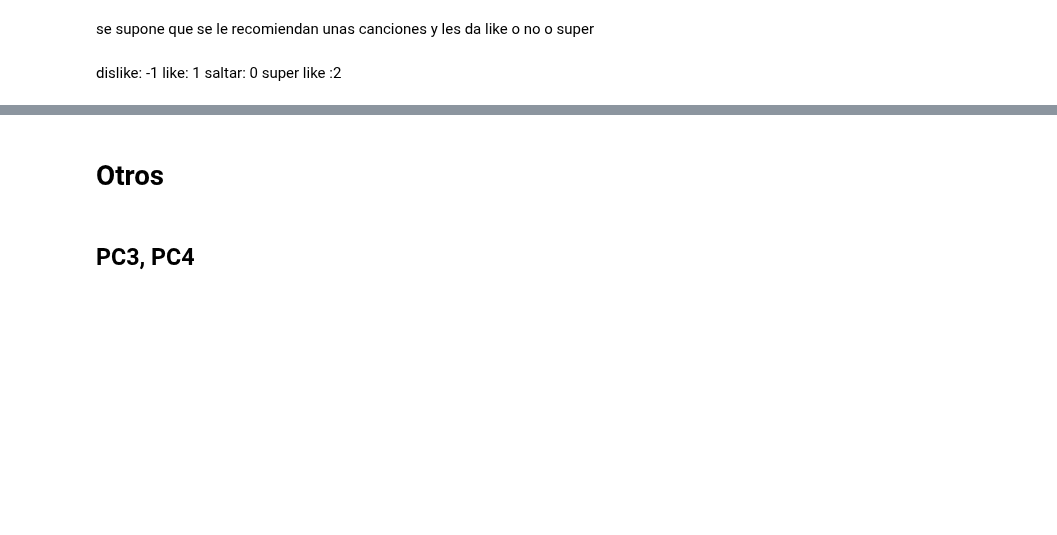
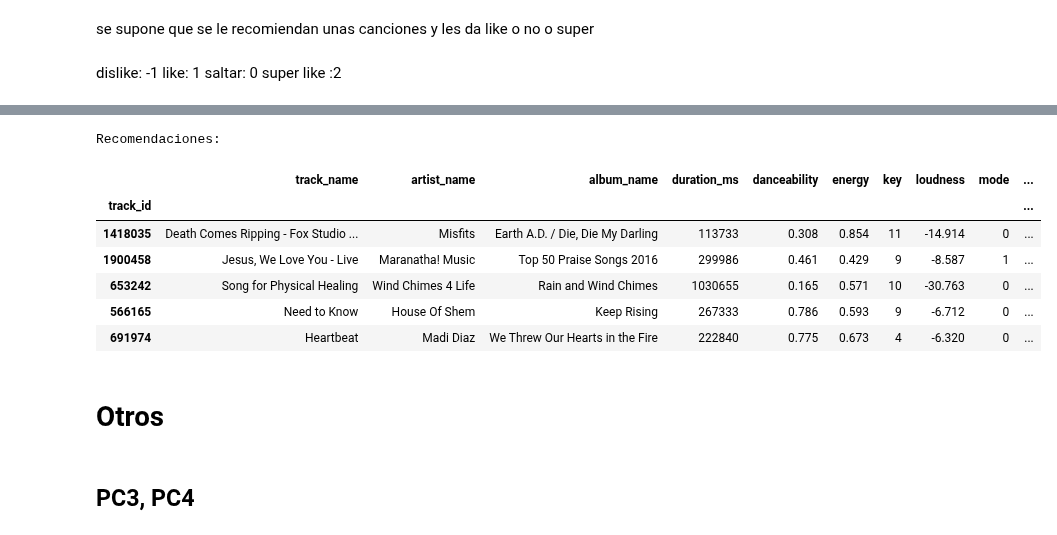
Before and after one commit to enekobarod/Suggestify, a Jupyter notebook: Suggestify/Suggestify.ipynb, the cells around one changed output, grey strips where cells are left out. Cells and saved outputs as stored; diff of their text form; code cells hidden in the pictures; blank space fills up the shorter version.

Commit message:
recomendaciones content based???

```diff
--- a/Suggestify/Suggestify.ipynb
+++ b/Suggestify/Suggestify.ipynb
@@ -284,3 +383,57 @@ ratings
+# %%
+def content_based_recommendation(user_ratings, df, top_n=10, diversity=0.7):
+    user_tracks = user_ratings['track_id'].values
+    valid_mask = df.index.isin(user_tracks)
+    user_ratings_filtered = user_ratings[user_ratings['track_id'].isin(df.index)]
+
+    if len(user_ratings_filtered) == 0:
+        return df.sample(min(top_n, len(df)))
+
+    positive_mask = user_ratings_filtered['rating'] > 0
+    positive_indices = df.index.get_indexer(user_ratings_filtered[positive_mask]['track_id'])
+
+    if len(positive_indices) == 0:
+        return df.sample(min(top_n, len(df)))
+
+    #buscar neighbors
+    batch_size = 100
+    all_indices = []
+
+    for i in range(0, len(positive_indices), batch_size):
+        batch = positive_indices[i:i+batch_size]
+        _, indices = nn_model.kneighbors(reduced_features[batch])
+        all_indices.extend(indices.ravel())
+
+    unique_indices, counts = np.unique(all_indices, return_counts=True)
+    rated_mask = np.isin(unique_indices, df.index.get_indexer(user_ratings['track_id']))
+
+    #puntuacion
+    scores = counts * (1 - diversity) + np.random.rand(len(counts)) * diversity
+    scores[rated_mask] = -np.inf
+
+    top_indices = unique_indices[np.argsort(scores)[-top_n:][::-1]]
+
+    return df.iloc[top_indices]
+# %%
+#recomendar
+recommendations = content_based_recommendation(
+    user_ratings=ratings,
+    df=df_sample,
+    top_n=5,
+    diversity=0.3  #0=máxima similitud, 1=máxima diversidad
+)
+
+print("Recomendaciones:")
+recommendations
+# %% [output]
+Recomendaciones:
+|  | track_name | artist_name | album_name | duration_ms | danceability | energy | key | loudness | mode | ... |
+| track_id |  |  |  |  |  |  |  |  |  | ... |
+| 1418035 | Death Comes Ripping - Fox Studio ... | Misfits | Earth A.D. / Die, Die My Darling | 113733 | 0.308 | 0.854 | 11 | -14.914 | 0 | ... |
+| 1900458 | Jesus, We Love You - Live | Maranatha! Music | Top 50 Praise Songs 2016 | 299986 | 0.461 | 0.429 | 9 | -8.587 | 1 | ... |
+| 653242 | Song for Physical Healing | Wind Chimes 4 Life | Rain and Wind Chimes | 1030655 | 0.165 | 0.571 | 10 | -30.763 | 0 | ... |
+| 566165 | Need to Know | House Of Shem | Keep Rising | 267333 | 0.786 | 0.593 | 9 | -6.712 | 0 | ... |
+| 691974 | Heartbeat | Madi Diaz | We Threw Our Hearts in the Fire | 222840 | 0.775 | 0.673 | 4 | -6.320 | 0 | ... |
 # %% [markdown]
 # Otros
 # %% [markdown]
```
Also changed, not shown: parts of 22 cells of this notebook, 1 other file.
